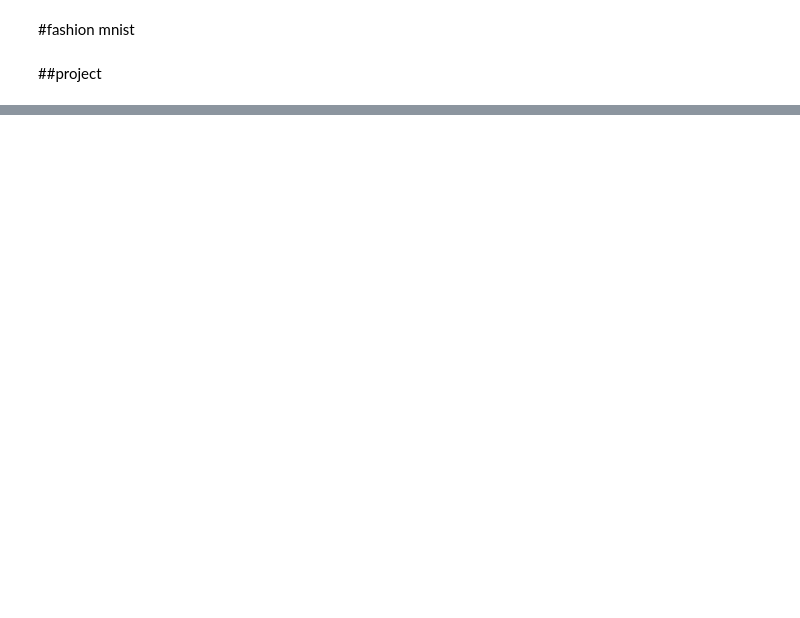
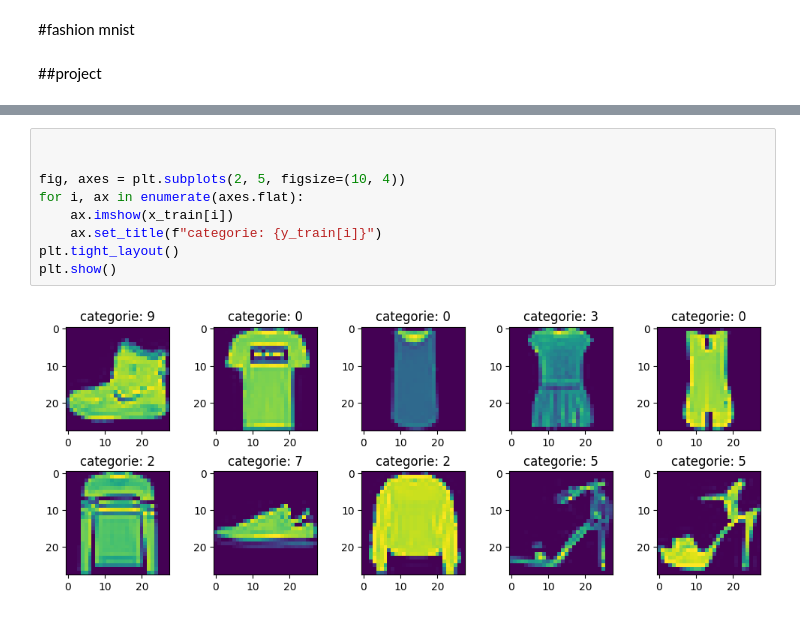
Before and after one commit to saidElamri/Fashion-MNIST-Clothing-, a Jupyter notebook: prejct_1.ipynb, the cells around one changed output, grey strips where cells are left out. Drawn from its saved outputs; the diff is of its cells as text; blank space fills up the shorter version.

```diff
--- a/prejct_1.ipynb
+++ b/prejct_1.ipynb
@@ -197,0 +79,11 @@ print("Modèle sauvegardé en dnn_fashionmnist_final.h5")
+# %%
+
+
+fig, axes = plt.subplots(2, 5, figsize=(10, 4))
+for i, ax in enumerate(axes.flat):
+    ax.imshow(x_train[i])
+    ax.set_title(f"categorie: {y_train[i]}")
+plt.tight_layout()
+plt.show()
+# %% [output]
+[figure, added]
```
Also changed, not shown: parts of 17 cells of this notebook.
